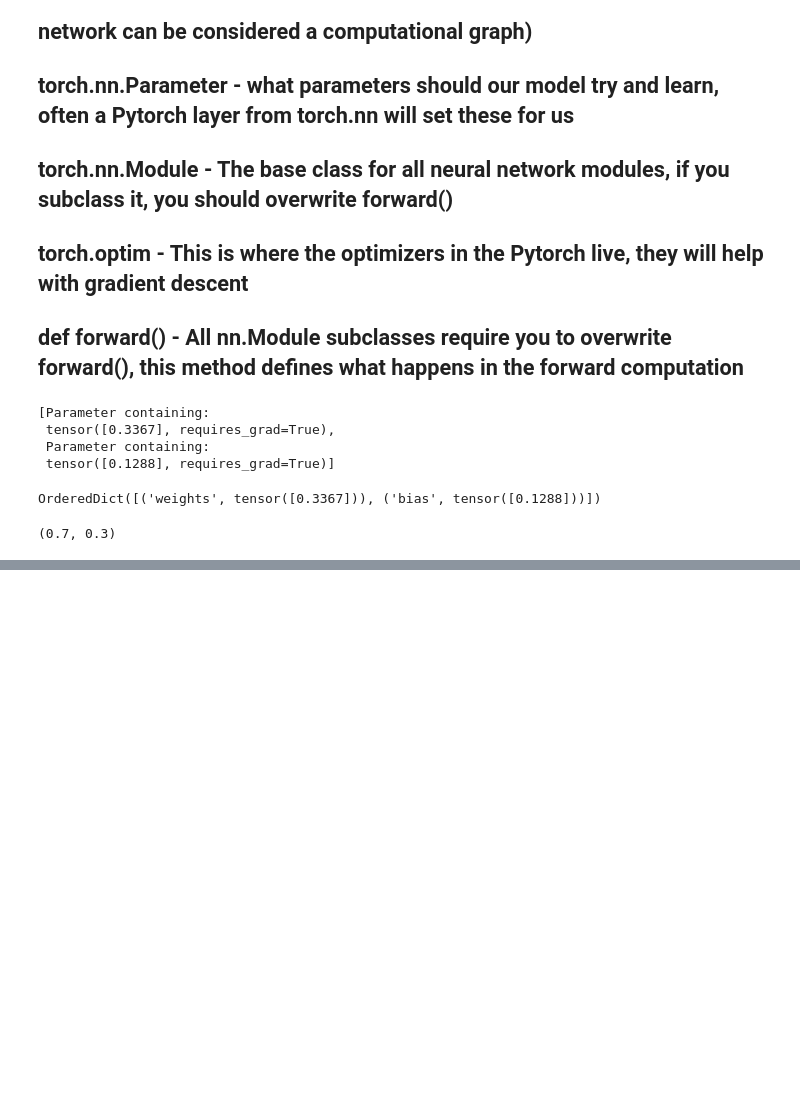
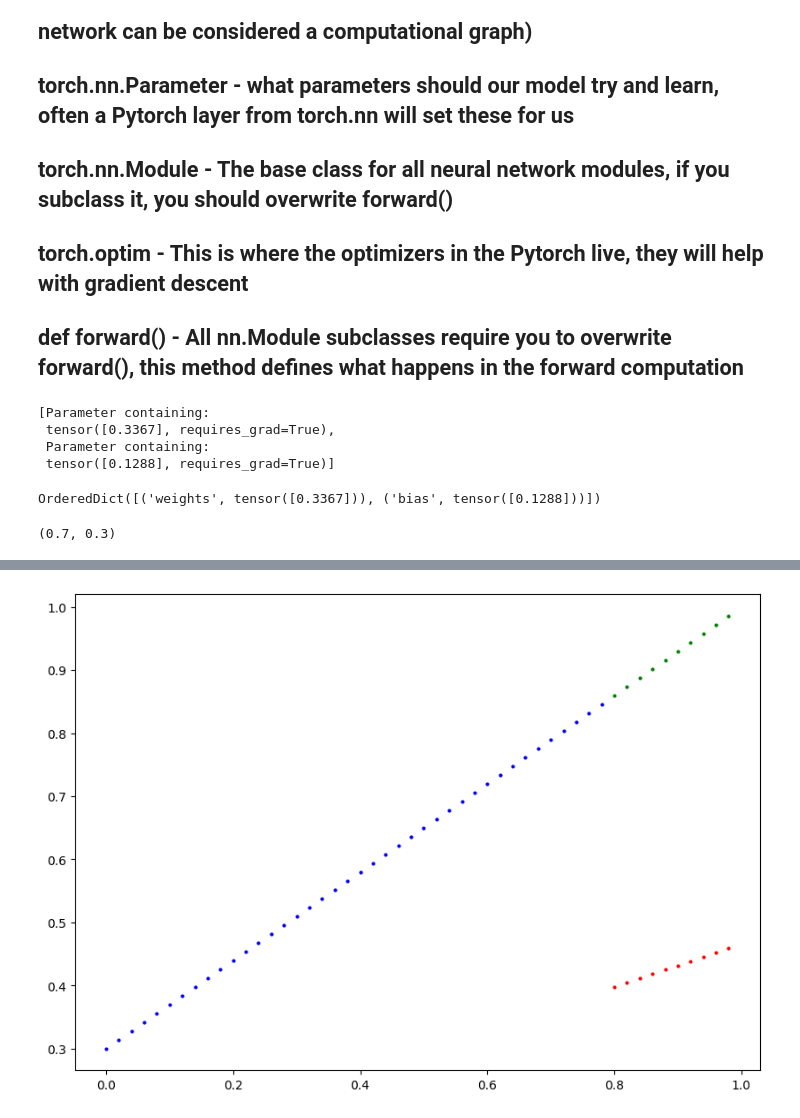
Before and after one commit to prashantiyaramareddy/MyPython-Stuff, a Jupyter notebook: Pytorch/01_Pytorch_Workflow.ipynb, the cells around one changed output, grey strips where cells are left out. Cells and saved outputs as stored; diff of their text form; code cells hidden in the pictures; blank space fills up the shorter version.

```diff
--- a/Pytorch/01_Pytorch_Workflow.ipynb
+++ b/Pytorch/01_Pytorch_Workflow.ipynb
@@ -168,0 +196,5 @@ weight, bias
+# %%
+with torch.inference_mode():
+  y_preds = model_0(X_test)
+
+y_preds
@@ -168,0 +212,6 @@ weight, bias
+# %%
+# inference_mode is preferred
+with torch.no_grad():
+  y_preds = model_0(X_test)
+
+y_preds
@@ -168,0 +242,4 @@ weight, bias
+# %%
+plot_predictions(predictions=y_preds)
+# %% [output]
+[figure, added]
```
Also changed, not shown: parts of 6 cells of this notebook.
